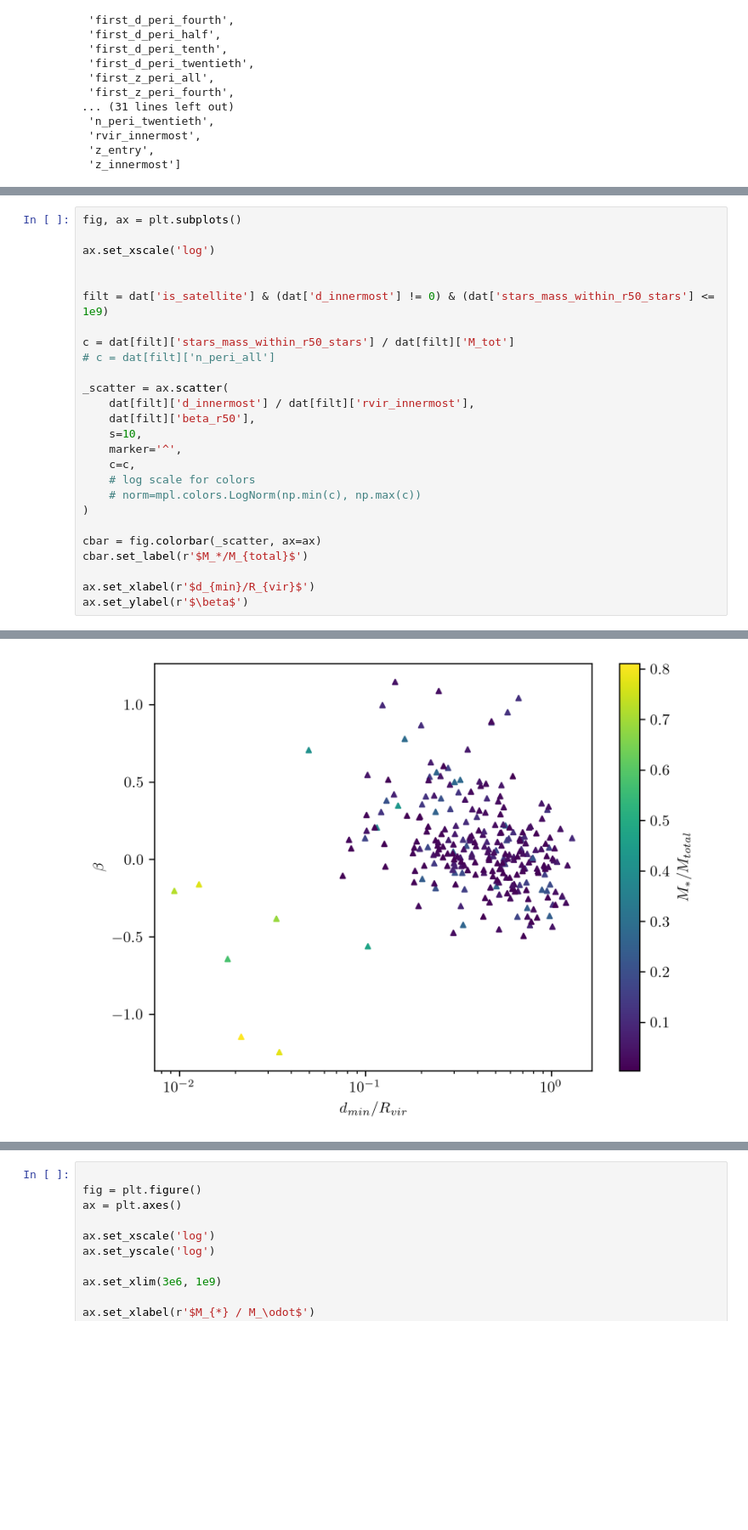
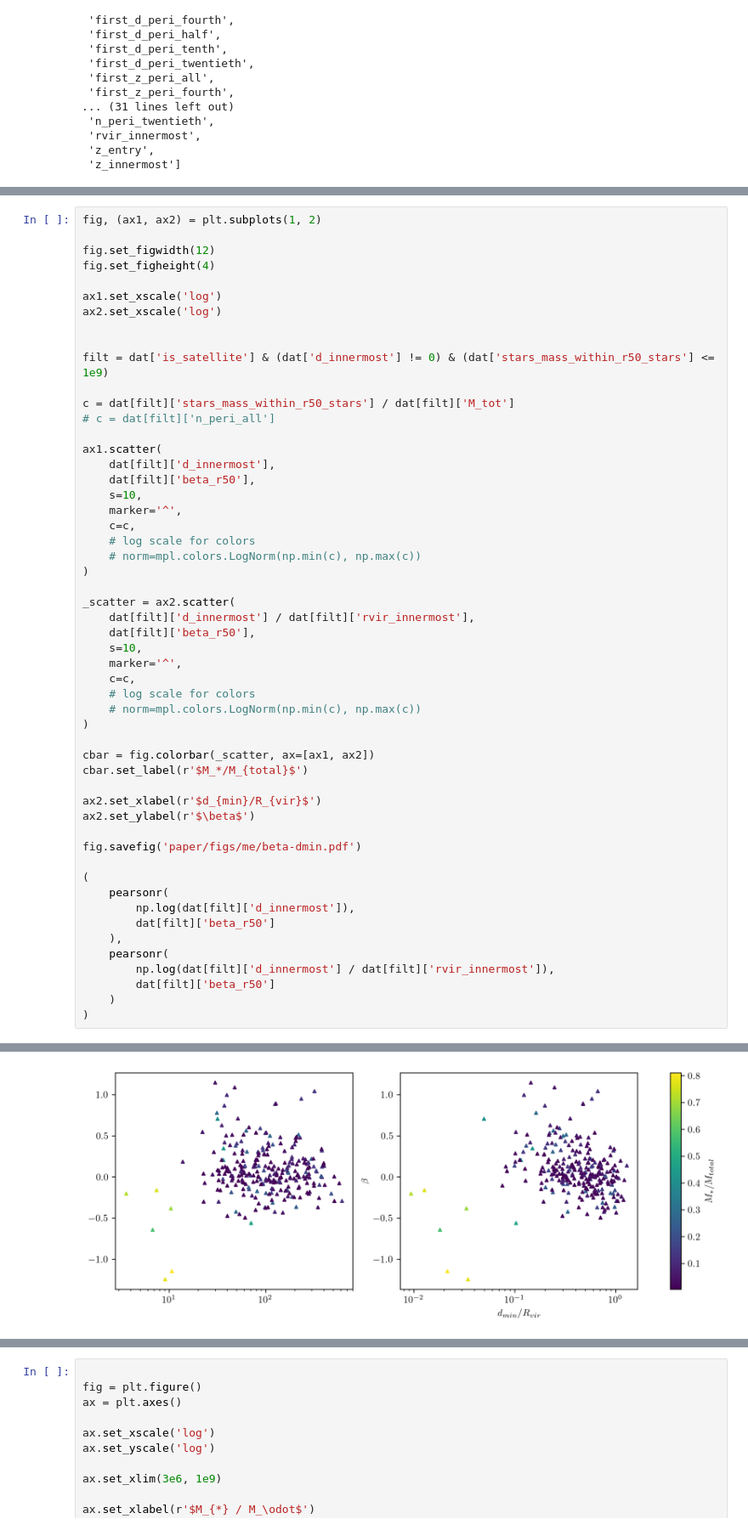
Before and after one commit to mkzeender/thesis, a Jupyter notebook: flyby.ipynb, the cells around one changed output, grey strips where cells are left out. Shown at 85% size. Saved outputs shown, nothing was run; the diff lists cells and outputs as text; blank space fills up the shorter version.

Commit message:
more graphs, pearson results

```diff
--- a/flyby.ipynb
+++ b/flyby.ipynb
@@ -183,7 +193,11 @@ list(flydat.columns)
 # %%
-fig, ax = plt.subplots()
+fig, (ax1, ax2) = plt.subplots(1, 2)
 
-ax.set_xscale('log')
+fig.set_figwidth(12)
+fig.set_figheight(4)
+
+ax1.set_xscale('log')
+ax2.set_xscale('log')
 
 
 filt = dat['is_satellite'] & (dat['d_innermost'] != 0) & (dat['stars_mass_within_r50_stars'] <= 1e9)
@@ -191,7 +205,17 @@ filt = dat['is_satellite'] & (dat['d_innermost'] != 0) & (dat['stars_mass_within
 c = dat[filt]['stars_mass_within_r50_stars'] / dat[filt]['M_tot']
 # c = dat[filt]['n_peri_all']
 
-_scatter = ax.scatter(
+ax1.scatter(
+    dat[filt]['d_innermost'],
+    dat[filt]['beta_r50'],
+    s=10,
+    marker='^',
+    c=c,
+    # log scale for colors
+    # norm=mpl.colors.LogNorm(np.min(c), np.max(c))
+)
+
+_scatter = ax2.scatter(
     dat[filt]['d_innermost'] / dat[filt]['rvir_innermost'],
     dat[filt]['beta_r50'],
     s=10,
@@ -201,9 +225,22 @@ _scatter = ax.scatter(
     # norm=mpl.colors.LogNorm(np.min(c), np.max(c))
 )
 
-cbar = fig.colorbar(_scatter, ax=ax)
+cbar = fig.colorbar(_scatter, ax=[ax1, ax2])
 cbar.set_label(r'$M_*/M_{total}$')
 
-ax.set_xlabel(r'$d_{min}/R_{vir}$')
-ax.set_ylabel(r'$\beta$')
+ax2.set_xlabel(r'$d_{min}/R_{vir}$')
+ax2.set_ylabel(r'$\beta$')
+
+fig.savefig('paper/figs/me/beta-dmin.pdf')
+
+(
+    pearsonr(
+        np.log(dat[filt]['d_innermost']),
+        dat[filt]['beta_r50']
+    ),
+    pearsonr(
+        np.log(dat[filt]['d_innermost'] / dat[filt]['rvir_innermost']),
+        dat[filt]['beta_r50']
+    )
+)
 # %% [output]
@@ -211 +249 @@ Text(0, 0.5, '$\\beta$')
-[figure, old version]
+[figure, new version]
```
Also changed, not shown: parts of 9 cells of this notebook, 7 other files.
